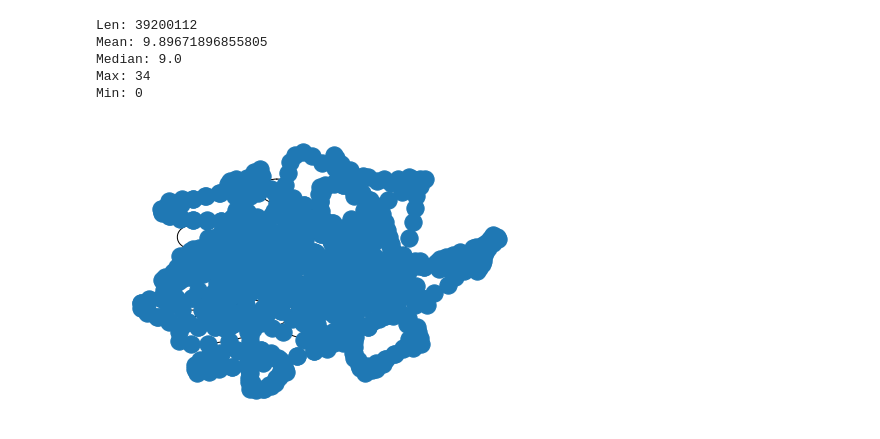
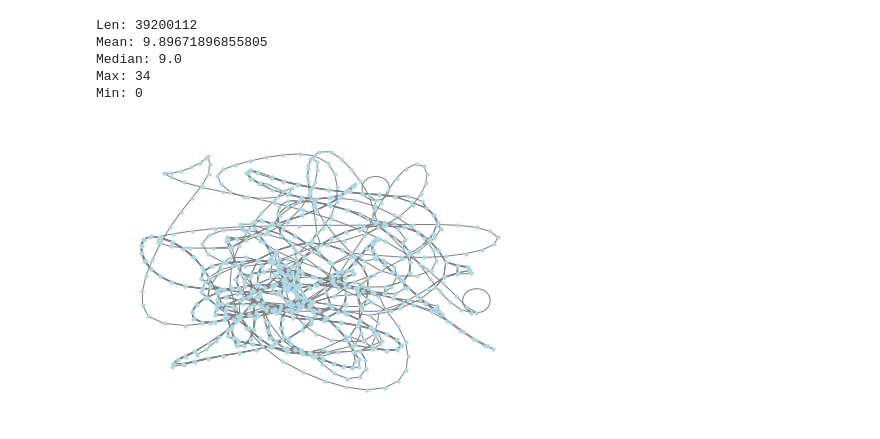
Before and after one commit to Cyrlyo/Alcohol_Students, a Jupyter notebook: StudentAlcool.ipynb, the cells around one changed output. Saved outputs shown, nothing was run; the diff lists cells and outputs as text; code cells hidden in the pictures.

Commit message:
changing graph options

```diff
--- a/StudentAlcool.ipynb
+++ b/StudentAlcool.ipynb
@@ -126,7 +126,13 @@ Median: 9.0
 Max: 34
 Min: 0
 # %%
-nx.draw(G)
+graph_options = {
+    'node_color': 'lightblue',
+    'node_size' : 10,
+    "edge_color": 'tab:grey'
+}
+
+nx.draw(G, **graph_options)
 plt.show()
 # %% [output]
-[figure, old version]
+[figure, new version]
```
